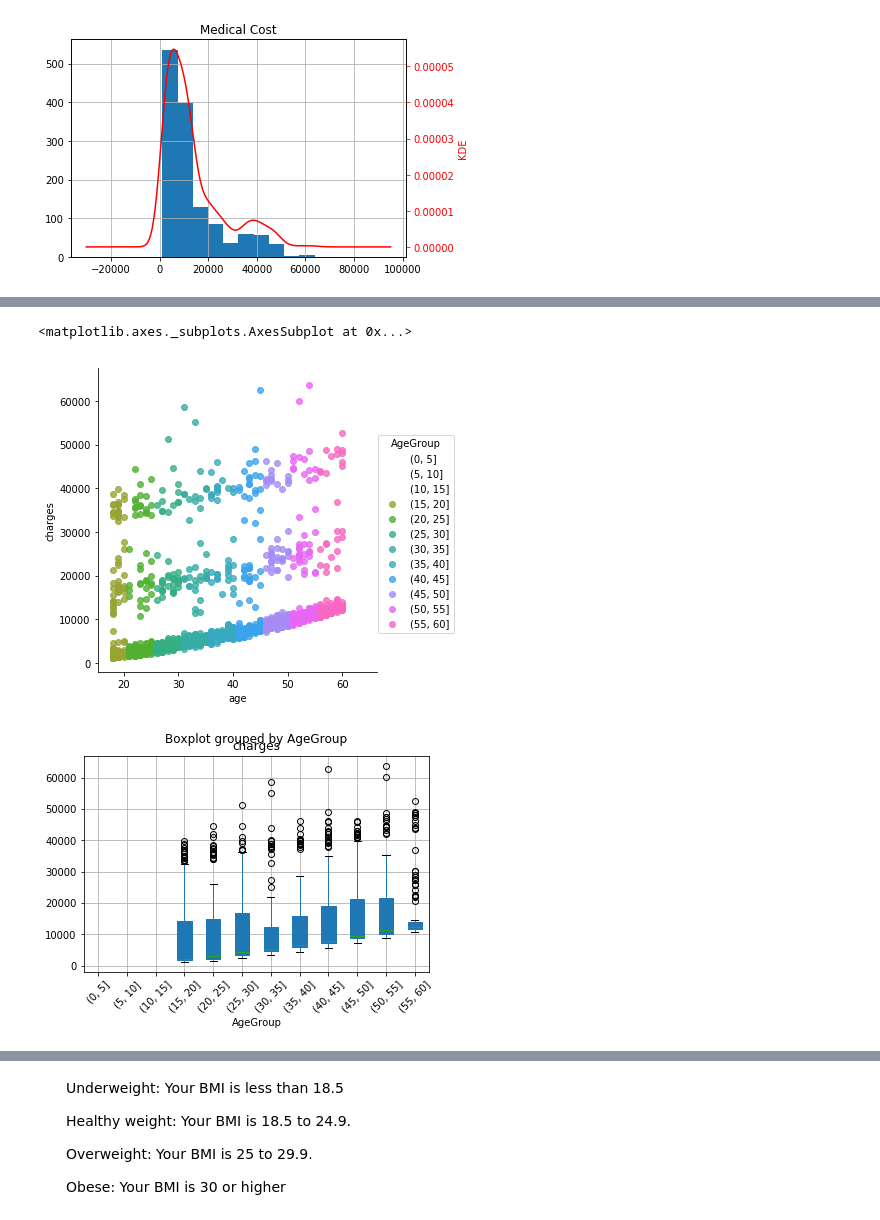
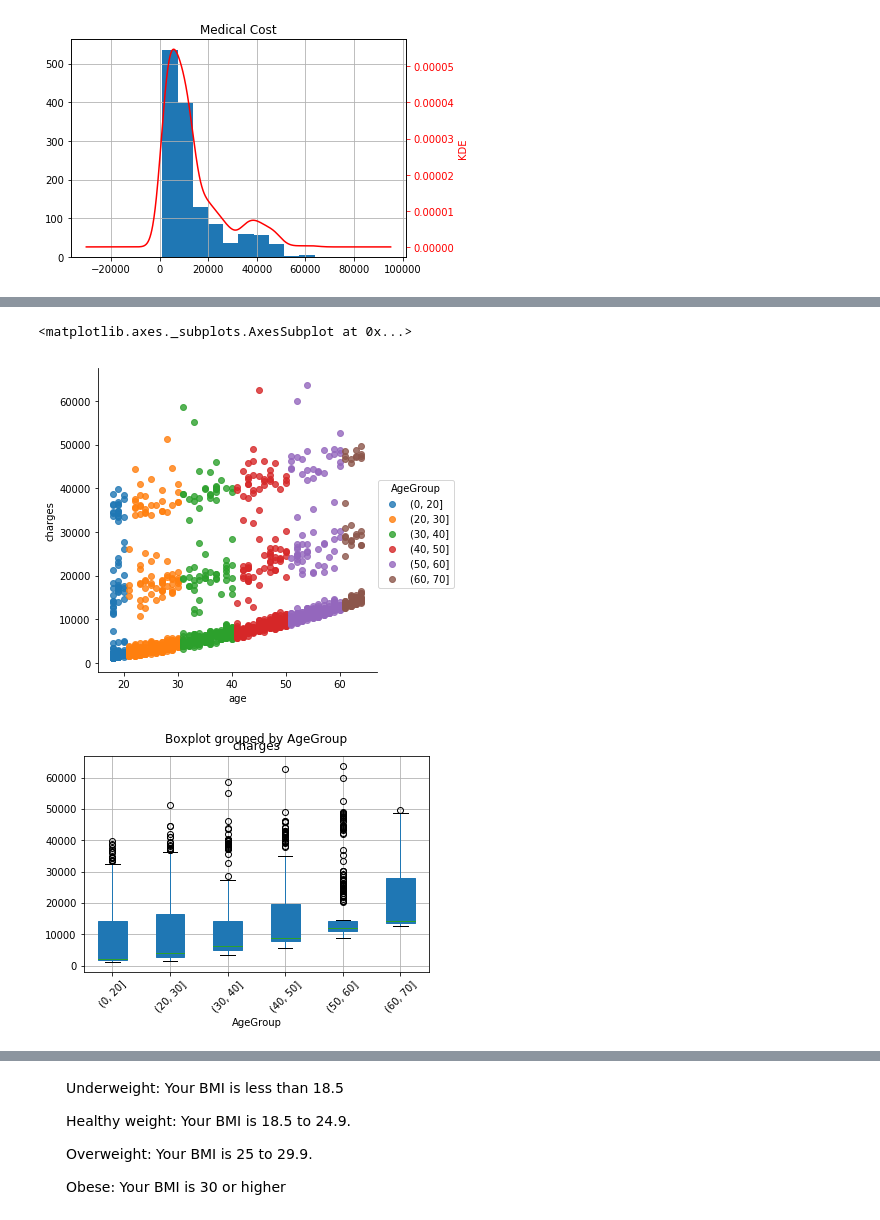
Before and after one commit to ckim41/3521, a Jupyter notebook: 3251 Term Project2.ipynb, the cells around one changed output, grey strips where cells are left out. Saved outputs shown, nothing was run; the diff lists cells and outputs as text; code cells hidden in the pictures.

```diff
--- a/3251 Term Project2.ipynb
+++ b/3251 Term Project2.ipynb
@@ -108,11 +103,20 @@ region      1338
 charges     1338
 dtype: int64
 # %%
-"""#female =0 male=1
+#female =0 male=1
 lb_sex = LabelEncoder()
 df["sex"]=lb_sex.fit_transform(df["sex"])
+sex_OHE=OneHotEncoder(categorical_features=[1])
 
 # smoker =1 non-smoker =0
 lb_smoker=LabelEncoder()
-df["smoker"] = lb_smoker.fit_transform(df["smoker"])"""
+df["smoker"] = lb_smoker.fit_transform(df["smoker"])
+smoker_OHE=OneHotEncoder(categorical_features=[4])
+
+#regiona
+lb_region=LabelEncoder()
+df["region"]=lb_region.fit_transform(df["region"])
+region_OHE=OneHotEncoder(categorical_features=[5])
+
+df
 # %% [output]
@@ -146,13 +174,13 @@ sns.pairplot(df, hue='sex')
 # %%
-bins1=[0,5,10,15,20,25,30,35,40,45,50,55,60]
+bins1=[0,20,30,40,50,60,70]
 df['AgeGroup']=pd.cut(df['age'], bins1)
 data=pd.value_counts(df['AgeGroup']).sort_index()
 sns.lmplot(x="age", y="charges", data=df, fit_reg=False, hue='AgeGroup')
 df.boxplot(column='charges', by='AgeGroup',patch_artist=True, rot=45)
 # %% [output]
 <matplotlib.axes._subplots.AxesSubplot at 0x...>
-[figure, old version]
+[figure, new version]
-[figure, old version]
+[figure, new version]
 # %%
 # Use the 'hue' argument to provide a factor variable
 sns.lmplot( x="sex", y="charges", data=df, fit_reg=False, hue='sex')
```
Also changed, not shown: parts of 21 cells of this notebook.
